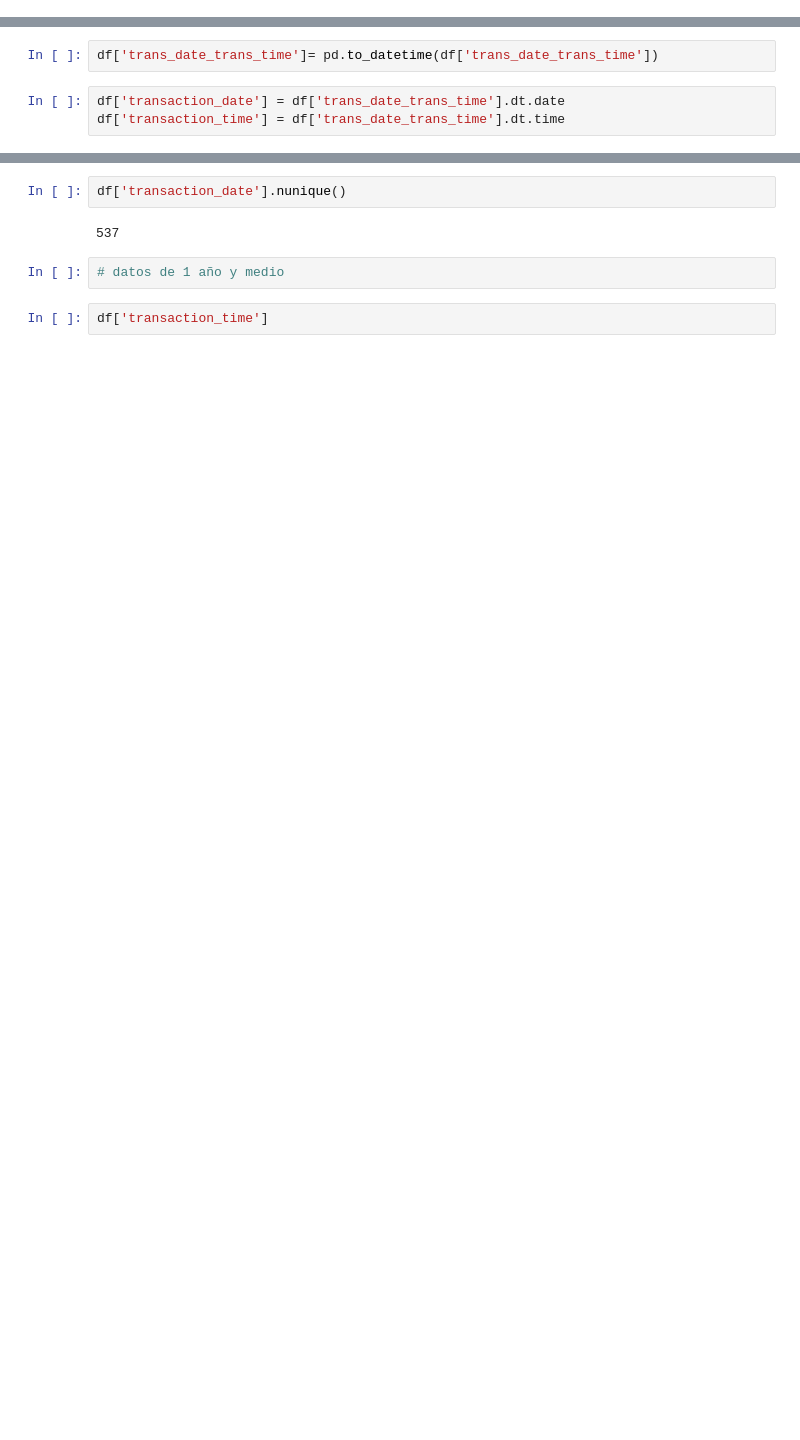
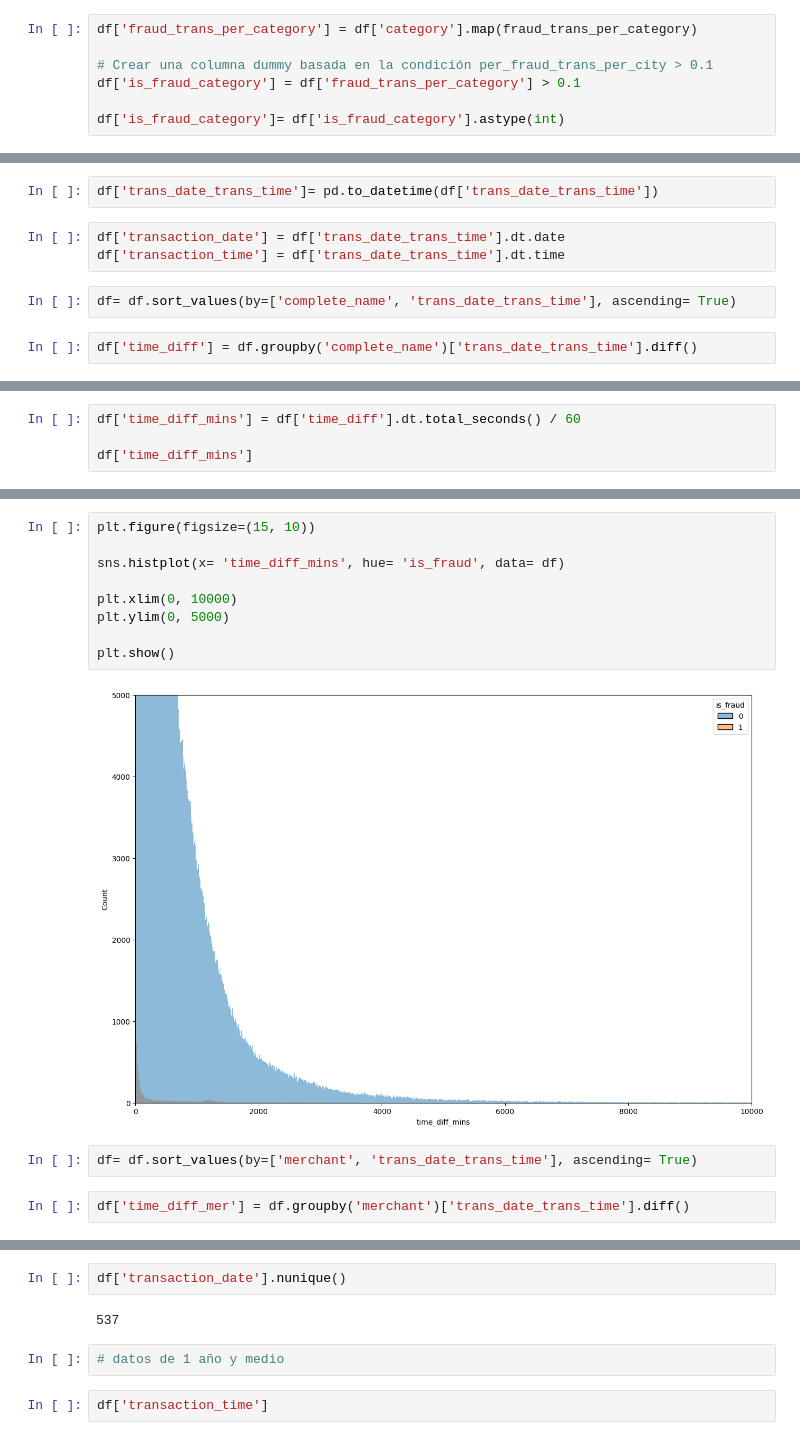
Before and after one commit to rafamd1/ENTREGA_ML, a Jupyter notebook: Proyecto ML.ipynb, the cells around one changed output, grey strips where cells are left out. Saved outputs shown, nothing was run; the diff lists cells and outputs as text; blank space fills up the shorter version.

```diff
--- a/Proyecto ML.ipynb
+++ b/Proyecto ML.ipynb
@@ -300,0 +471,7 @@ fraudulent_trans_per_city= df[df['is_fraud'] == 1].groupby('city').size()
+# %%
+df['fraud_trans_per_category'] = df['category'].map(fraud_trans_per_category)
+
+# Crear una columna dummy basada en la condición per_fraud_trans_per_city > 0.1
+df['is_fraud_category'] = df['fraud_trans_per_category'] > 0.1
+
+df['is_fraud_category']= df['is_fraud_category'].astype(int)
@@ -386,3 +587,7 @@ df['trans_date_trans_time']= pd.to_datetime(df['trans_date_trans_time'])
 # %%
 df['transaction_date'] = df['trans_date_trans_time'].dt.date
 df['transaction_time'] = df['trans_date_trans_time'].dt.time
+# %%
+df= df.sort_values(by=['complete_name', 'trans_date_trans_time'], ascending= True)
+# %%
+df['time_diff'] = df.groupby('complete_name')['trans_date_trans_time'].diff()
@@ -388,0 +610,4 @@ df['transaction_time'] = df['trans_date_trans_time'].dt.time
+# %%
+df['time_diff_mins'] = df['time_diff'].dt.total_seconds() / 60
+
+df['time_diff_mins']
@@ -388,0 +643,15 @@ df['transaction_time'] = df['trans_date_trans_time'].dt.time
+# %%
+plt.figure(figsize=(15, 10))
+
+sns.histplot(x= 'time_diff_mins', hue= 'is_fraud', data= df)
+
+plt.xlim(0, 10000)
+plt.ylim(0, 5000)
+
+plt.show()
+# %% [output]
+[figure, added]
+# %%
+df= df.sort_values(by=['merchant', 'trans_date_trans_time'], ascending= True)
+# %%
+df['time_diff_mer'] = df.groupby('merchant')['trans_date_trans_time'].diff()
```
Also changed, not shown: parts of 249 cells of this notebook.
